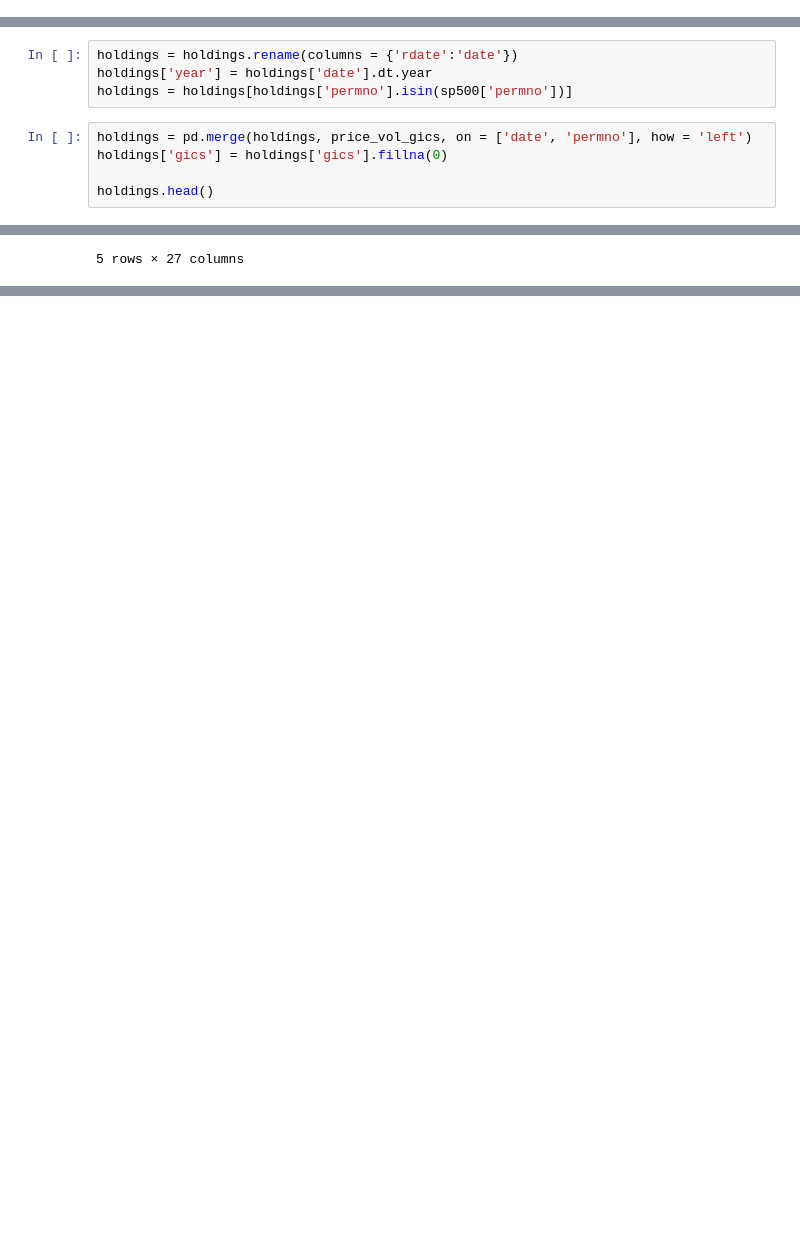
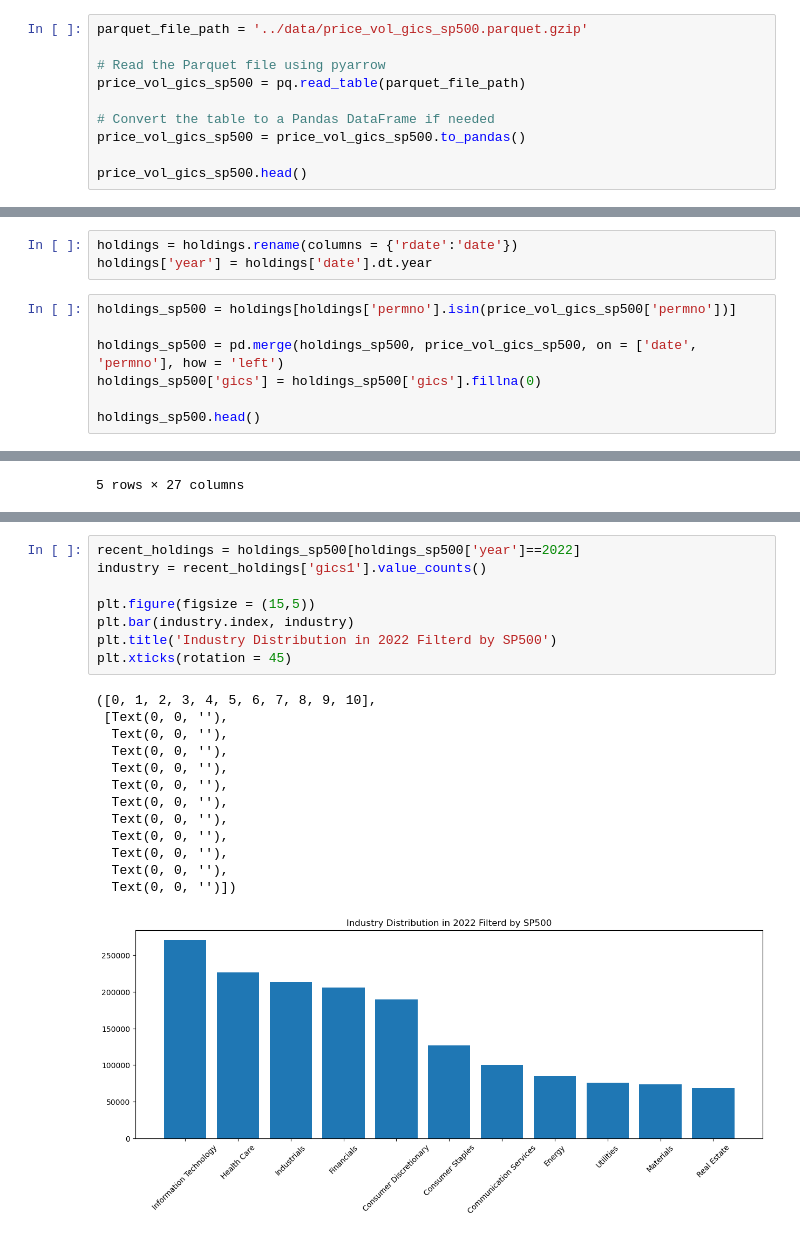
Before and after one commit to JennyJiang118/AFP-hedgefund-holdings, a Jupyter notebook: get_price_vol_gics.ipynb, the cells around one changed output, grey strips where cells are left out. Drawn from its saved outputs; the diff is of its cells as text; blank space fills up the shorter version.

```diff
--- a/get_price_vol_gics.ipynb
+++ b/get_price_vol_gics.ipynb
@@ -362,3 +362,13 @@ holdings.head()
 | 3886028 | 2021-12-31 | 110.0 | False | False | 3000.0 | 10104.0 | 3000.0 | 2021-09-30 | 3000.0 | ... |
 | 3883846 | 2022-03-31 | 110.0 | False | False | 3000.0 | 10104.0 | 3000.0 | 2021-12-31 | 3000.0 | ... |
 | 3881706 | 2022-06-30 | 110.0 | False | False | 3000.0 | 10104.0 | 3000.0 | 2022-03-31 | 3000.0 | ... |
+# %%
+parquet_file_path = '../data/price_vol_gics_sp500.parquet.gzip'
+
+# Read the Parquet file using pyarrow
+price_vol_gics_sp500 = pq.read_table(parquet_file_path)
+
+# Convert the table to a Pandas DataFrame if needed
+price_vol_gics_sp500 = price_vol_gics_sp500.to_pandas()
+
+price_vol_gics_sp500.head()
@@ -365,12 +382,13 @@ holdings.head()
 # %%
 holdings = holdings.rename(columns = {'rdate':'date'})
 holdings['year'] = holdings['date'].dt.year
-holdings = holdings[holdings['permno'].isin(sp500['permno'])]
 # %%
-holdings = pd.merge(holdings, price_vol_gics, on = ['date', 'permno'], how = 'left')
-holdings['gics'] = holdings['gics'].fillna(0)
+holdings_sp500 = holdings[holdings['permno'].isin(price_vol_gics_sp500['permno'])]
 
-holdings.head()
+holdings_sp500 = pd.merge(holdings_sp500, price_vol_gics_sp500, on = ['date', 'permno'], how = 'left')
+holdings_sp500['gics'] = holdings_sp500['gics'].fillna(0)
+
+holdings_sp500.head()
 # %% [output]
 |  | date | mgrno | first_report | last_report | shares | permno | shares_adj | phrdate | pshares_adj | ... |
 | 0 | 2021-06-30 | 110.0 | False | False | 3000.0 | 10104.0 | 3000.0 | 2021-03-31 | 3000.0 | ... |
@@ -392,3 +410,25 @@ holdings.head()
 | 3 | 2022-03-31 | 110.0 | False | False | 3000.0 | 10104.0 | 3000.0 | 2021-12-31 | 3000.0 | ... |
 | 4 | 2022-06-30 | 110.0 | False | False | 3000.0 | 10104.0 | 3000.0 | 2022-03-31 | 3000.0 | ... |
 5 rows × 29 columns
+# %%
+recent_holdings = holdings_sp500[holdings_sp500['year']==2022]
+industry = recent_holdings['gics1'].value_counts()
+
+plt.figure(figsize = (15,5))
+plt.bar(industry.index, industry)
+plt.title('Industry Distribution in 2022 Filterd by SP500')
+plt.xticks(rotation = 45)
+# %% [output]
+([0, 1, 2, 3, 4, 5, 6, 7, 8, 9, 10],
+ [Text(0, 0, ''),
+  Text(0, 0, ''),
+  Text(0, 0, ''),
+  Text(0, 0, ''),
+  Text(0, 0, ''),
+  Text(0, 0, ''),
+  Text(0, 0, ''),
+  Text(0, 0, ''),
+  Text(0, 0, ''),
+  Text(0, 0, ''),
+  Text(0, 0, '')])
+[figure, added]
```
Also changed, not shown: parts of 14 cells of this notebook, 1 other file.
